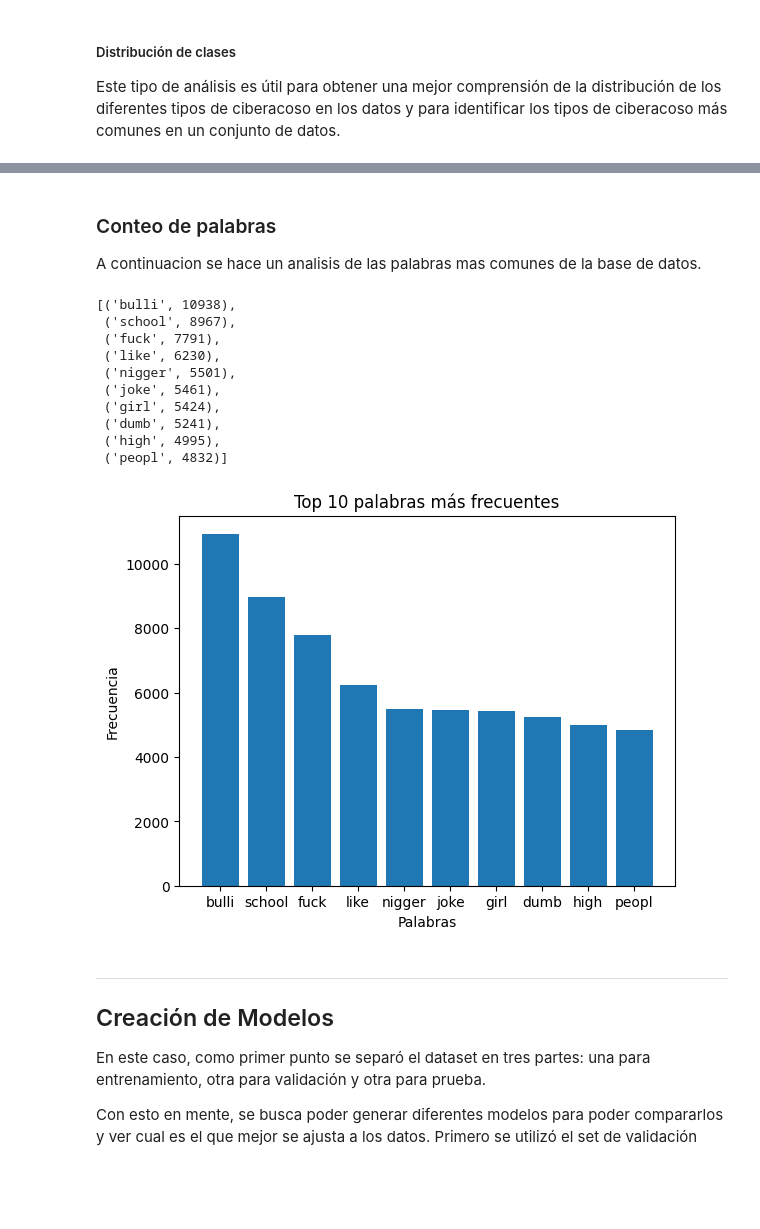
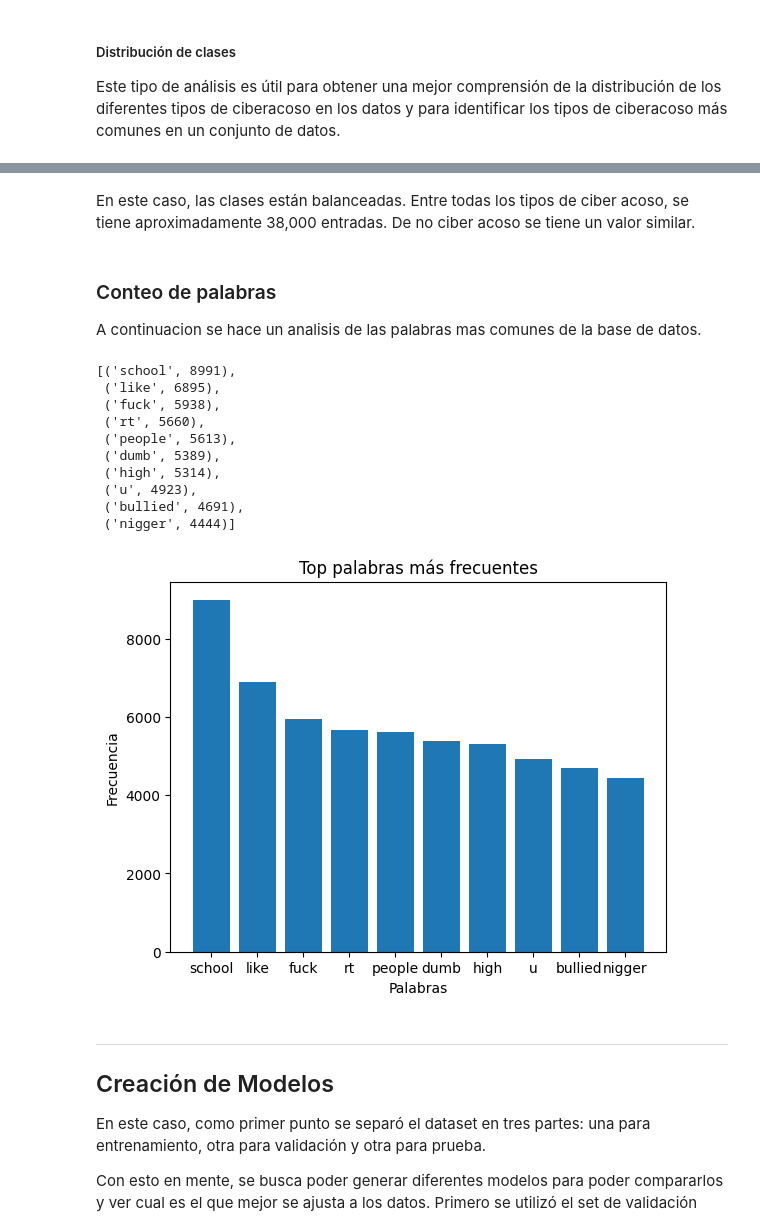
Before and after one commit to 20Candy/ProyectoIA, a Jupyter notebook: proyecto.ipynb, the cells around one changed output, grey strips where cells are left out. Cells and saved outputs as stored; diff of their text form; code cells hidden in the pictures; blank space fills up the shorter version.

```diff
--- a/proyecto.ipynb
+++ b/proyecto.ipynb
@@ -159,54 +122,66 @@ Name: cyberbullying_type, dtype: int64
+# %% [markdown]
+En este caso, las clases están balanceadas. Entre todas los tipos de ciber acoso, se tiene aproximadamente 38,000 entradas. De no ciber acoso se tiene un valor similar.
 # %% [markdown]
 ### Conteo de palabras
 A continuacion se hace un analisis de las palabras mas comunes de la base de datos.
 # %%
 # Remover URLs, menciones y hashtags
-def remove_urls_mentions_hashtags(text):
+new_tweets = []
+new_types = []
+
+def remove_urls_mentions_hashtags(text, type):
     text = re.sub(r'http\S+', '', text) # URLs
     text = re.sub(r'@\S+', '', text) # Menciones
     text = re.sub(r'#\S+', '', text) # Hashtags
 
+    text = re.sub('<.*?>', '', text) # HTML tags
+    text = re.sub('[^a-zA-Z]', ' ', text) # Puntuación y números
+
     stop_words = set(stopwords.words('english'))
     text = ' '.join([word for word in text.split() if word not in stop_words])
 
-    text = re.sub(r'[^a-zA-Z\s]', '', text) # Puntuación
-    text = re.sub('<.*?>', '', text) # HTML tags
-
-    ss = SnowballStemmer("english")
-    text = ' '.join([ss.stem(word) for word in text.split()])
-
-    return text
+    return text, type
 
 for i in tqdm(range(len(data))):
-    data['tweet_text'][i] = remove_urls_mentions_hashtags(data['tweet_text'][i])
+    try:
+        text, type = remove_urls_mentions_hashtags(data['tweet_text'][i], data['cyberbullying_type'][i])
+        new_tweets.append(text)
+        new_types.append(type)
+    except:
+        pass
+
+data = pd.DataFrame({
+    'tweet_text': new_tweets,
+    'cyberbullying_type': new_types
+})
 # %%
 # Frecuencia de cada palabra
 tweets = ' '.join(data['tweet_text'].values)
 words = tweets.split()
 
-top_10 = Counter(words).most_common(10)
+frecuencia = Counter(words).most_common(10)
 
-top_10
+frecuencia
 # %% [output]
-[('bulli', 10938),
- ('school', 8967),
- ('fuck', 7791),
- ('like', 6230),
- ('nigger', 5501),
- ('joke', 5461),
- ('girl', 5424),
- ('dumb', 5241),
- ('high', 4995),
- ('peopl', 4832)]
+[('school', 8991),
+ ('like', 6895),
+ ('fuck', 5938),
+ ('rt', 5660),
+ ('people', 5613),
+ ('dumb', 5389),
+ ('high', 5314),
+ ('u', 4923),
+ ('bullied', 4691),
+ ('nigger', 4444)]
 # %%
 # diagrama de barras
-plt.bar(*zip(*top_10))
-plt.title('Top 10 palabras más frecuentes')
+plt.bar(*zip(*frecuencia))
+plt.title('Top palabras más frecuentes')
 plt.xlabel('Palabras')
 plt.ylabel('Frecuencia')
 plt.show()
 # %% [output]
-[figure, old version]
+[figure, new version]
 # %% [markdown]
 -----------
 ## Creación de Modelos
```
Also changed, not shown: parts of 13 cells of this notebook, 4 other files.
